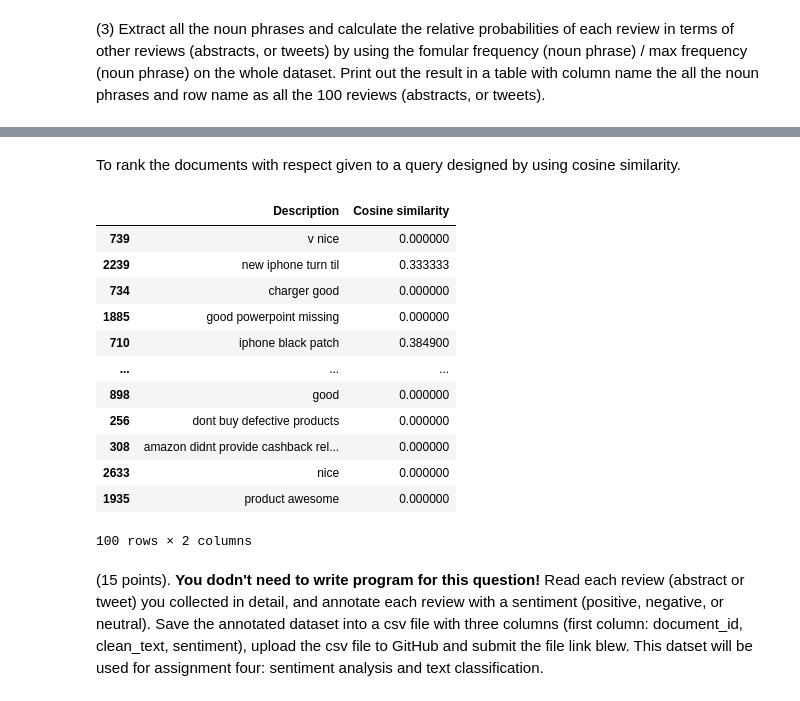
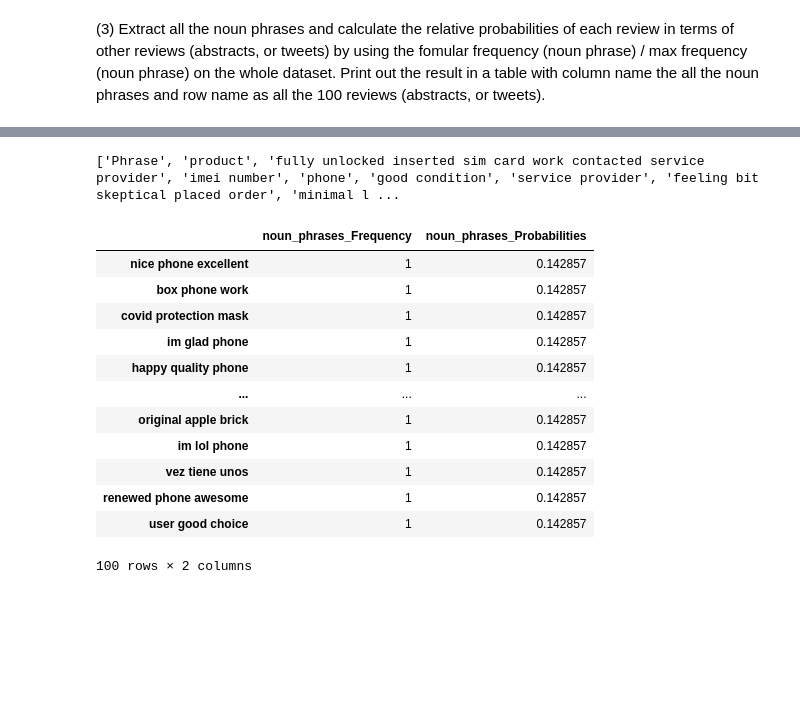
Before and after one commit to souravripunjay6/sourav_INFO5731_spring2022, a Jupyter notebook: Amudala_Assignment_3.ipynb, the cells around one changed output, grey strips where cells are left out. Cells and saved outputs as stored; diff of their text form; code cells hidden in the pictures; blank space fills up the shorter version.

```diff
--- a/Amudala_Assignment_3.ipynb
+++ b/Amudala_Assignment_3.ipynb
@@ -240,44 +201,0 @@ Deprecated in NumPy 1.20; for more details and guidance: https://numpy.org/devdo
-# %% [markdown]
-
-To rank the documents with respect given to a query designed by using cosine similarity.
-# %%
-import numpy as np
-import numpy.linalg as LA
-from sklearn.feature_extraction.text import CountVectorizer
-from sklearn.feature_extraction.text import TfidfTransformer
-from nltk.corpus import stopwords
-
-list = df['Description'].values.tolist()
-mytext = "I love the iphone. It is  the best quality of iphone.The features are great."
-mytext = [mytext]
-stop_Words = stopwords.words('english')
-vectorizer = CountVectorizer(stop_words = stop_Words)
-transformer = TfidfTransformer()
-list_Vectorizer_Array = vectorizer.fit_transform(list).toarray()
-query_Vectorizer_Array = vectorizer.transform(mytext).toarray()
-cx = lambda a, b : np.inner(a, b)/(LA.norm(a)*LA.norm(b))
-cosine_values = []
-for vector in list_Vectorizer_Array:
-        for testV in query_Vectorizer_Array:
-            cosine = cx(vector, testV)
-            cosine_values.append(cosine)
-result = df.filter(['Description'], axis=1)
-cv = pd.Series(cosine_values)
-result['Cosine similarity'] = cv.values
-result.sample(100)
-# %% [output]
-|  | Description | Cosine similarity |
-| 739 | v nice | 0.000000 |
-| 2239 | new iphone turn til | 0.333333 |
-| 734 | charger good | 0.000000 |
-| 1885 | good powerpoint missing | 0.000000 |
-| 710 | iphone black patch | 0.384900 |
-| ... | ... | ... |
-| 898 | good | 0.000000 |
-| 256 | dont buy defective products | 0.000000 |
-| 308 | amazon didnt provide cashback rel... | 0.000000 |
-| 2633 | nice | 0.000000 |
-| 1935 | product awesome | 0.000000 |
-100 rows × 2 columns
-# %% [markdown]
-(15 points). **You dodn't need to write program for this question!** Read each review (abstract or tweet) you collected in detail, and annotate each review with a sentiment (positive, negative, or neutral). Save the annotated dataset into a csv file with three columns (first column: document_id, clean_text, sentiment), upload the csv file to GitHub and submit the file link blew. This datset will be used for assignment four: sentiment analysis and text classification.
@@ -287,0 +202,31 @@ result.sample(100)
+# %%
+nlp = spacy.load("en")
+df[["Phrase"]].to_csv('train.csv',index=False)
+file = open('train.csv', 'r', encoding='latin-1')
+data_file2 = nlp(file.read())
+noun_phrases = []
+for noun in data_file2.noun_chunks:
+  noun_phrases.append(noun.text)
+print(noun_phrases)
+np_result = pd.DataFrame(noun_phrases, columns = ['noun_phrases'])
+vector = CountVectorizer(ngram_range=(3,3), analyzer='word')
+transform1 = vector.fit_transform(np_result['noun_phrases'].values.astype('U'))
+frequency = sum(transform1).toarray()[0]
+npp_result = pd.DataFrame(frequency, index=vector.get_feature_names(), columns=['noun_phrases_Frequency'])
+npp_result['noun_phrases_Probabilities'] = npp_result / npp_result.max()
+npp_result.sample(100)
+# %% [output]
+['Phrase', 'product', 'fully unlocked inserted sim card work contacted service provider', 'imei number', 'phone', 'good condition', 'service provider', 'feeling bit skeptical placed order', 'minimal l ...
+|  | noun_phrases_Frequency | noun_phrases_Probabilities |
+| nice phone excellent | 1 | 0.142857 |
+| box phone work | 1 | 0.142857 |
+| covid protection mask | 1 | 0.142857 |
+| im glad phone | 1 | 0.142857 |
+| happy quality phone | 1 | 0.142857 |
+| ... | ... | ... |
+| original apple brick | 1 | 0.142857 |
+| im lol phone | 1 | 0.142857 |
+| vez tiene unos | 1 | 0.142857 |
+| renewed phone awesome | 1 | 0.142857 |
+| user good choice | 1 | 0.142857 |
+100 rows × 2 columns
```
Also changed, not shown: parts of 75 cells of this notebook.
